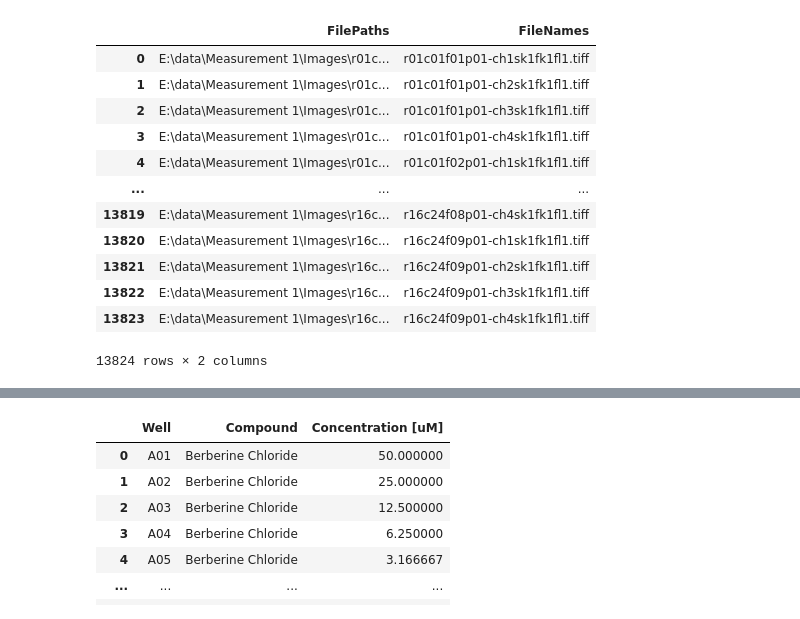
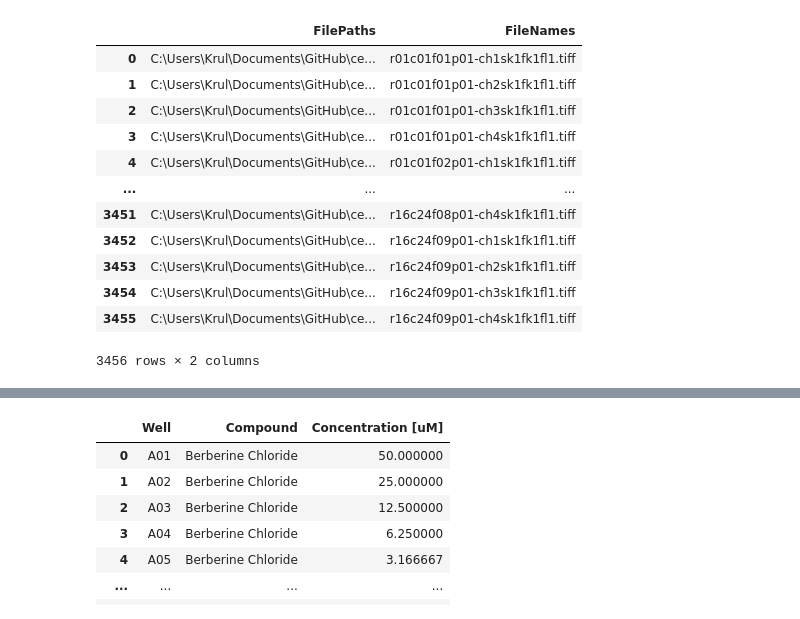
Before and after one commit to Imrauviel/cell-painting-dashboard, a Jupyter notebook: notebooks/ReadData and Coloring.ipynb, the cells around one changed output, grey strips where cells are left out. Cells and saved outputs as stored; diff of their text form; code cells hidden in the pictures.

```diff
--- a/notebooks/ReadData and Coloring.ipynb
+++ b/notebooks/ReadData and Coloring.ipynb
@@ -6,25 +10,27 @@ import os
 # %%
-direc = Path('E:\data')
+direc = Path(r'C:\Users\Krul\Documents\GitHub\cell-painting-dashboard\data\processed')
+# direc
 filepaths = list(direc.glob(r'**/*.tiff'))
+# filepaths
 FileNames = list(map(lambda x: os.path.split(x)[1],filepaths))
 filepaths = pd.Series(filepaths, name='FilePaths').astype(str)
 Labels = pd.Series(FileNames, name='FileNames').astype(str)
 img_df = pd.merge(filepaths, Labels, right_index = True, left_index = True)
 img_df
 # %% [output]
 |  | FilePaths | FileNames |
-| 0 | E:\data\Measurement 1\Images\r01c... | r01c01f01p01-ch1sk1fk1fl1.tiff |
-| 1 | E:\data\Measurement 1\Images\r01c... | r01c01f01p01-ch2sk1fk1fl1.tiff |
-| 2 | E:\data\Measurement 1\Images\r01c... | r01c01f01p01-ch3sk1fk1fl1.tiff |
-| 3 | E:\data\Measurement 1\Images\r01c... | r01c01f01p01-ch4sk1fk1fl1.tiff |
-| 4 | E:\data\Measurement 1\Images\r01c... | r01c01f02p01-ch1sk1fk1fl1.tiff |
+| 0 | C:\Users\Krul\Documents\GitHub\ce... | r01c01f01p01-ch1sk1fk1fl1.tiff |
+| 1 | C:\Users\Krul\Documents\GitHub\ce... | r01c01f01p01-ch2sk1fk1fl1.tiff |
+| 2 | C:\Users\Krul\Documents\GitHub\ce... | r01c01f01p01-ch3sk1fk1fl1.tiff |
+| 3 | C:\Users\Krul\Documents\GitHub\ce... | r01c01f01p01-ch4sk1fk1fl1.tiff |
+| 4 | C:\Users\Krul\Documents\GitHub\ce... | r01c01f02p01-ch1sk1fk1fl1.tiff |
 | ... | ... | ... |
-| 13819 | E:\data\Measurement 1\Images\r16c... | r16c24f08p01-ch4sk1fk1fl1.tiff |
-| 13820 | E:\data\Measurement 1\Images\r16c... | r16c24f09p01-ch1sk1fk1fl1.tiff |
-| 13821 | E:\data\Measurement 1\Images\r16c... | r16c24f09p01-ch2sk1fk1fl1.tiff |
-| 13822 | E:\data\Measurement 1\Images\r16c... | r16c24f09p01-ch3sk1fk1fl1.tiff |
-| 13823 | E:\data\Measurement 1\Images\r16c... | r16c24f09p01-ch4sk1fk1fl1.tiff |
+| 3451 | C:\Users\Krul\Documents\GitHub\ce... | r16c24f08p01-ch4sk1fk1fl1.tiff |
+| 3452 | C:\Users\Krul\Documents\GitHub\ce... | r16c24f09p01-ch1sk1fk1fl1.tiff |
+| 3453 | C:\Users\Krul\Documents\GitHub\ce... | r16c24f09p01-ch2sk1fk1fl1.tiff |
+| 3454 | C:\Users\Krul\Documents\GitHub\ce... | r16c24f09p01-ch3sk1fk1fl1.tiff |
+| 3455 | C:\Users\Krul\Documents\GitHub\ce... | r16c24f09p01-ch4sk1fk1fl1.tiff |
-13824 rows × 2 columns
+3456 rows × 2 columns
 # %%
 img_df['Row'] = img_df['FileNames'].apply(lambda x: x[1:3])
 img_df['Column'] = img_df['FileNames'].apply(lambda x: x[4:6])
```
Also changed, not shown: parts of 4 cells of this notebook.
